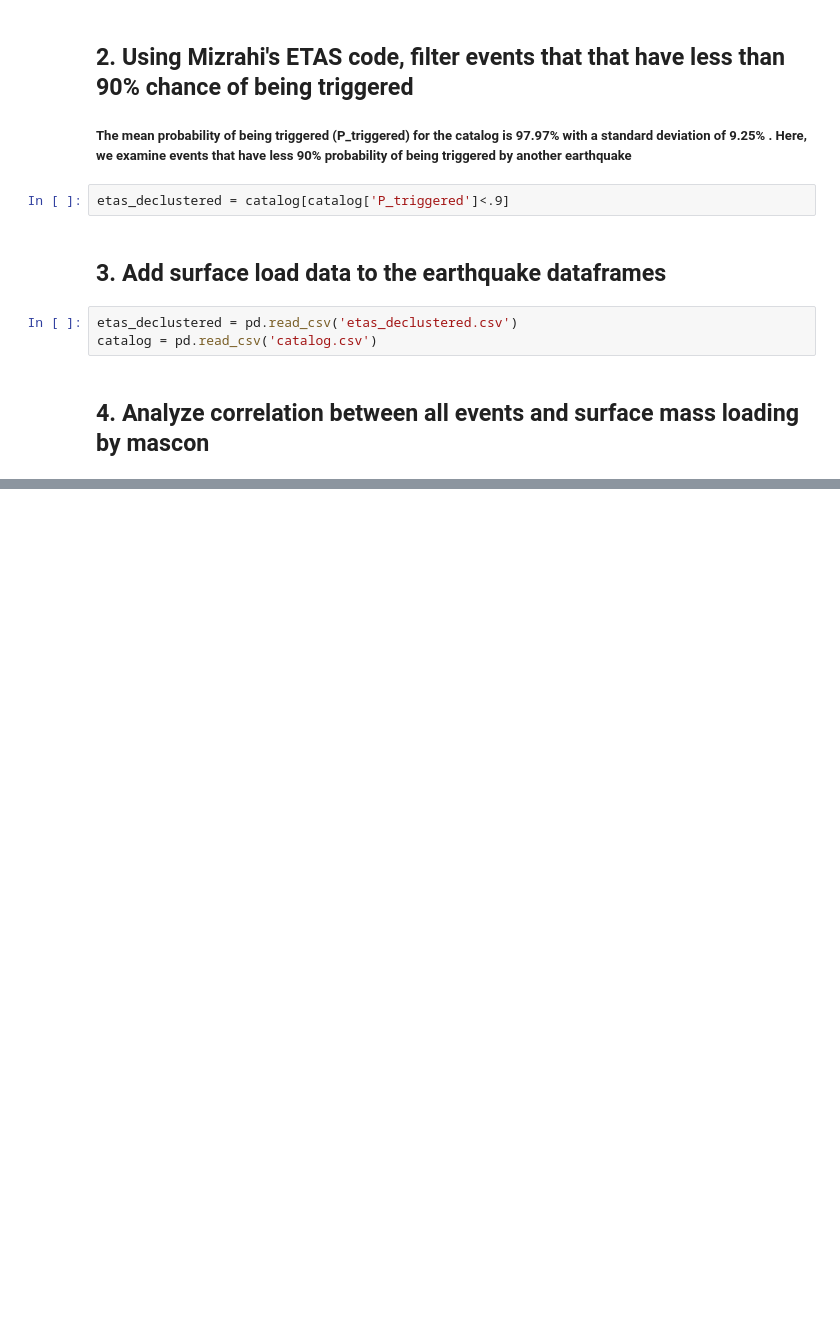
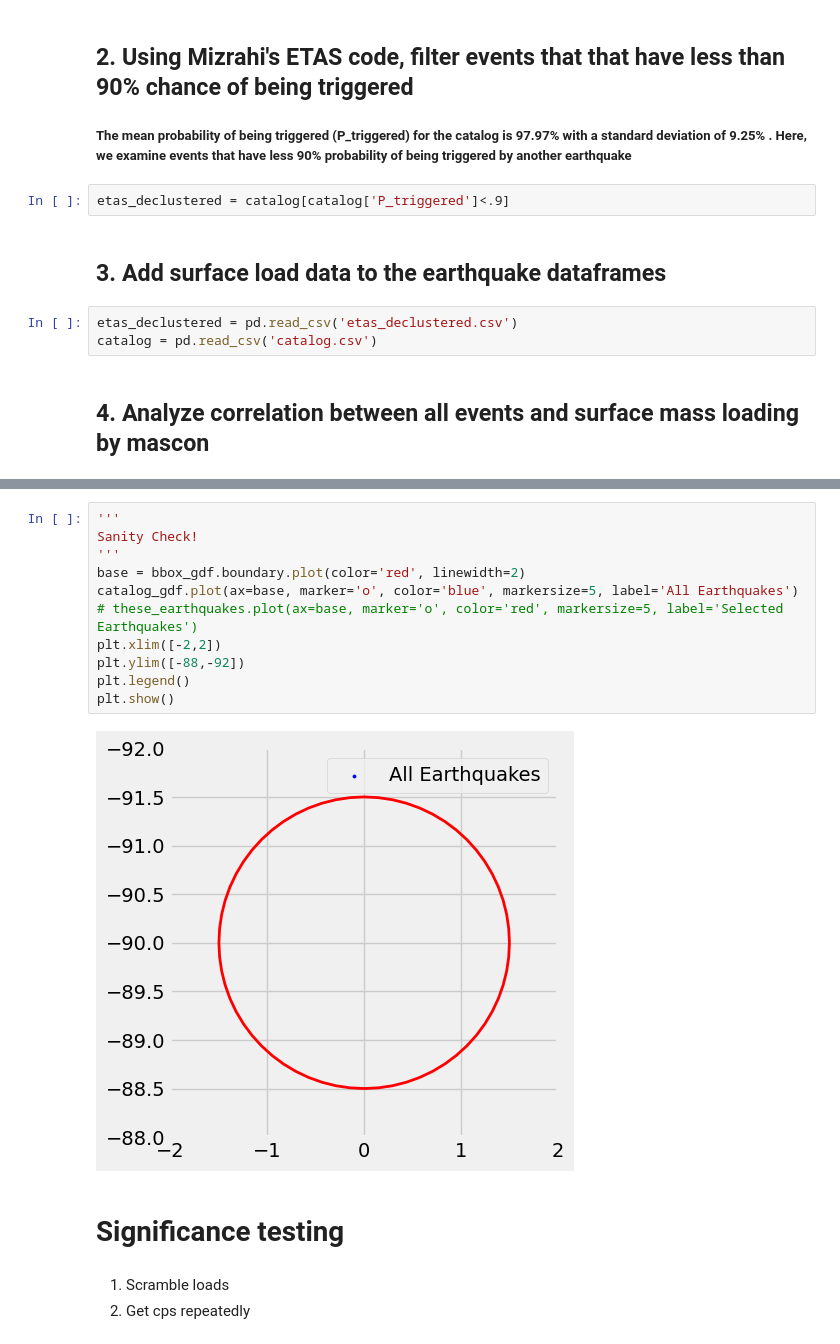
Before and after one commit to amandasyamsul/SLIQ, a Jupyter notebook: SLIQ-by-JPL-mascon.ipynb, the cells around one changed output, grey strips where cells are left out. Cells and saved outputs as stored; diff of their text form; blank space fills up the shorter version.

```diff
--- a/SLIQ-by-JPL-mascon.ipynb
+++ b/SLIQ-by-JPL-mascon.ipynb
@@ -376,0 +282,18 @@ plt.show()
+# %%
+'''
+Sanity Check!
+'''
+base = bbox_gdf.boundary.plot(color='red', linewidth=2)
+catalog_gdf.plot(ax=base, marker='o', color='blue', markersize=5, label='All Earthquakes')
+# these_earthquakes.plot(ax=base, marker='o', color='red', markersize=5, label='Selected Earthquakes')
+plt.xlim([-2,2])
+plt.ylim([-88,-92])
+plt.legend()
+plt.show()
+# %% [output]
+[figure, added]
+# %% [markdown]
+# Significance testing
+# %% [markdown]
+1. Scramble loads
+2. Get cps repeatedly
```
Also changed, not shown: parts of 23 cells of this notebook.
